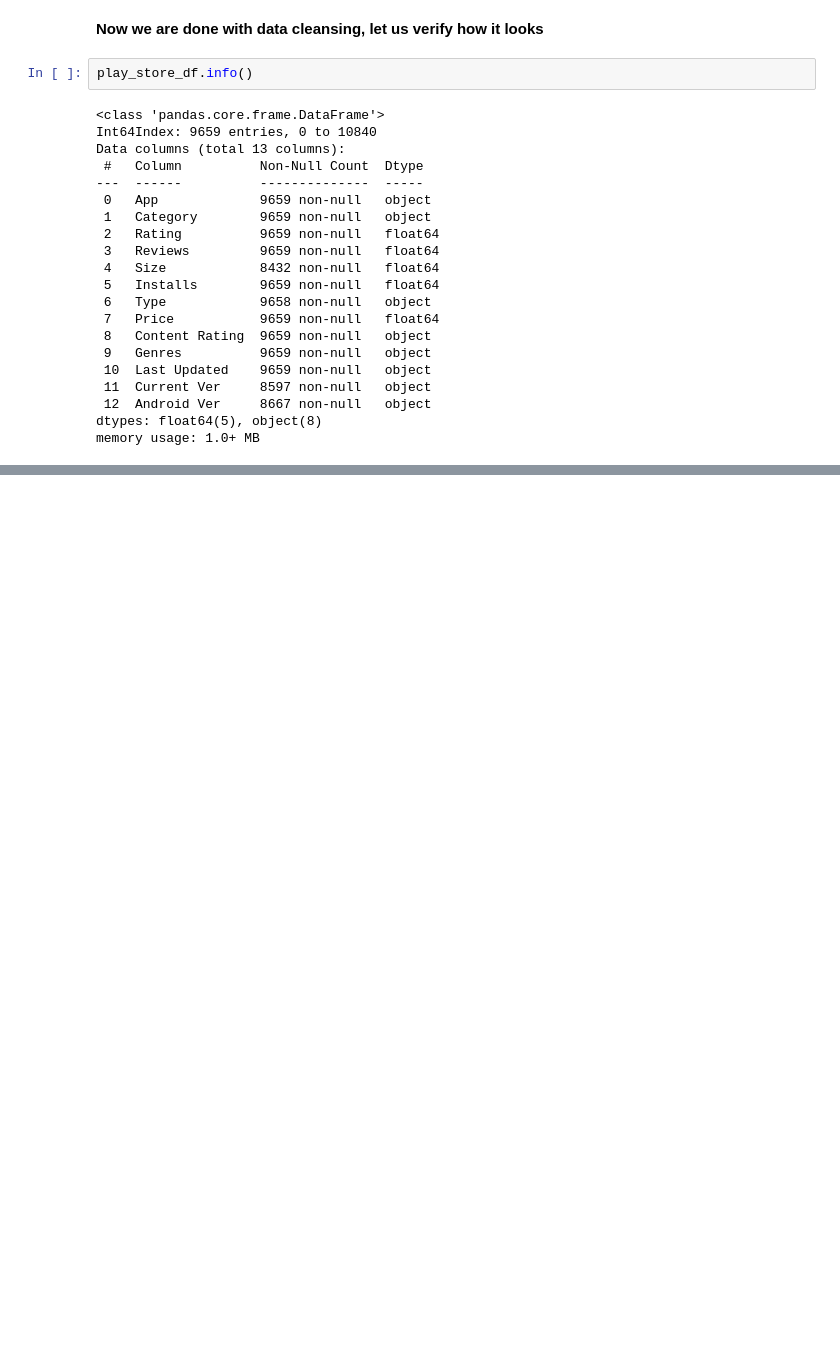
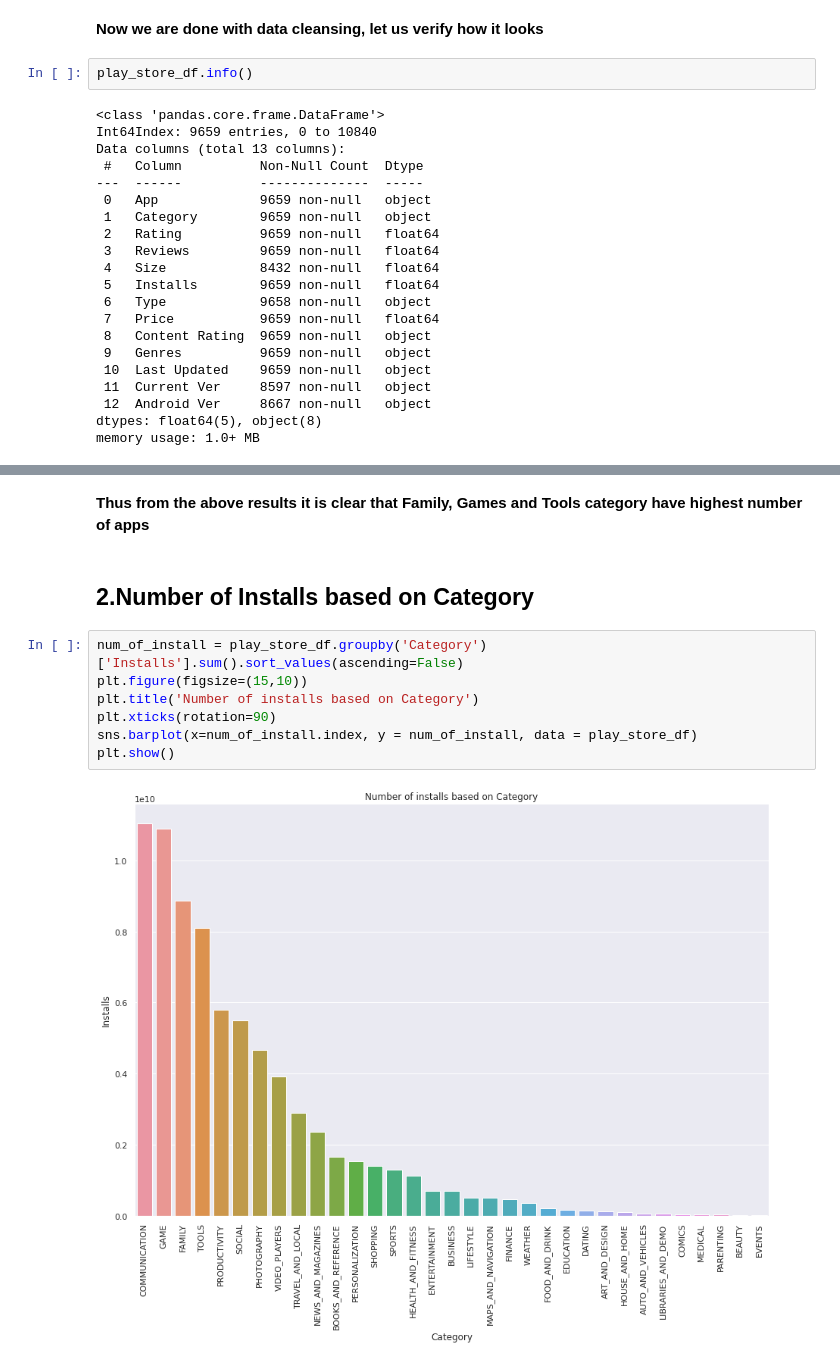
Before and after one commit to Srijan-Rai/Playstore, a Jupyter notebook: Final_Play_Store_App_Analysis.ipynb, the cells around one changed output, grey strips where cells are left out. Saved outputs shown, nothing was run; the diff lists cells and outputs as text; blank space fills up the shorter version.

```diff
--- a/Final_Play_Store_App_Analysis.ipynb
+++ b/Final_Play_Store_App_Analysis.ipynb
@@ -365,0 +379,13 @@ memory usage: 1.0+ MB
+# %% [markdown]
+**Thus from the above results it is clear that Family, Games and Tools category have highest number of apps**
+# %% [markdown]
+## **2.Number of Installs based on Category**
+# %%
+num_of_install = play_store_df.groupby('Category')['Installs'].sum().sort_values(ascending=False)
+plt.figure(figsize=(15,10))
+plt.title('Number of installs based on Category')
+plt.xticks(rotation=90)
+sns.barplot(x=num_of_install.index, y = num_of_install, data = play_store_df)
+plt.show()
+# %% [output]
+[figure, added]
```
Also changed, not shown: parts of 29 cells of this notebook.
